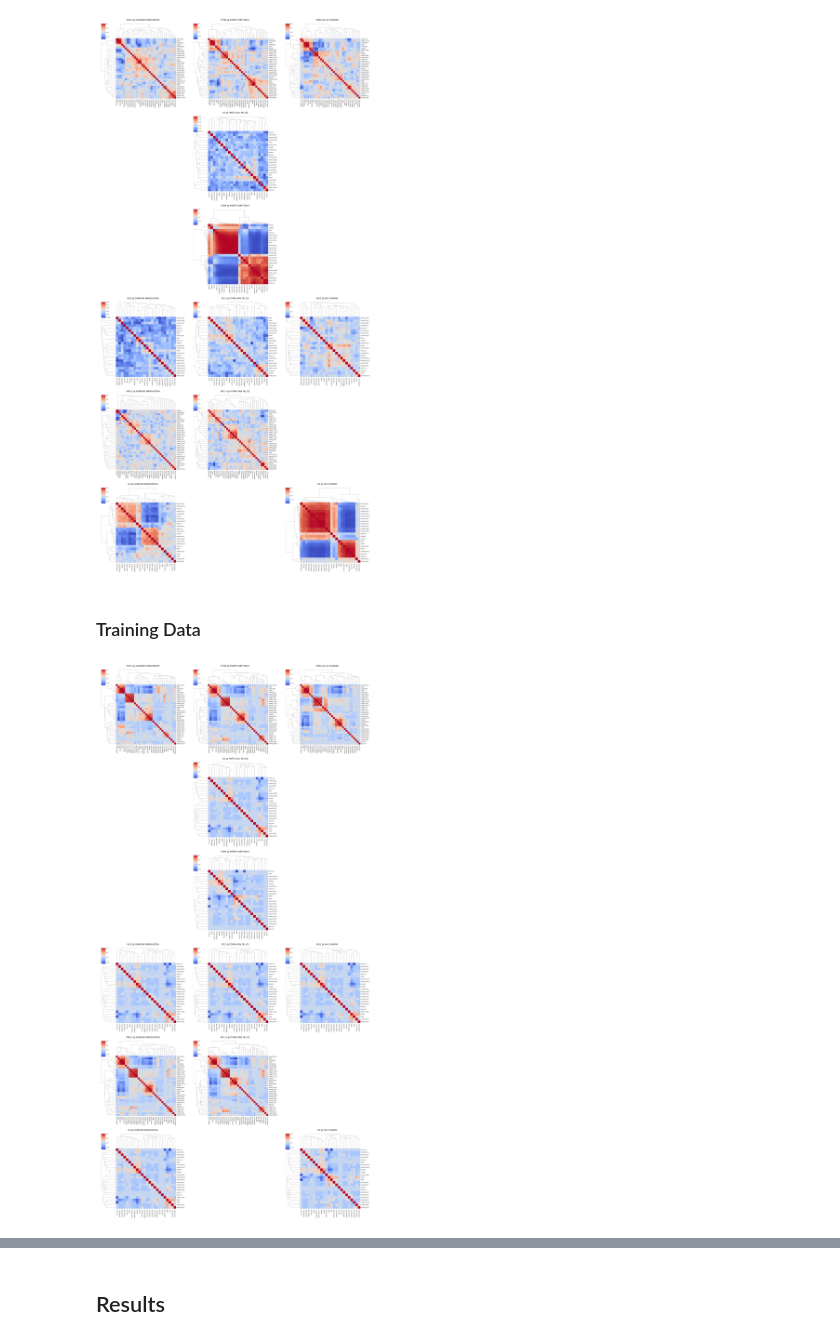
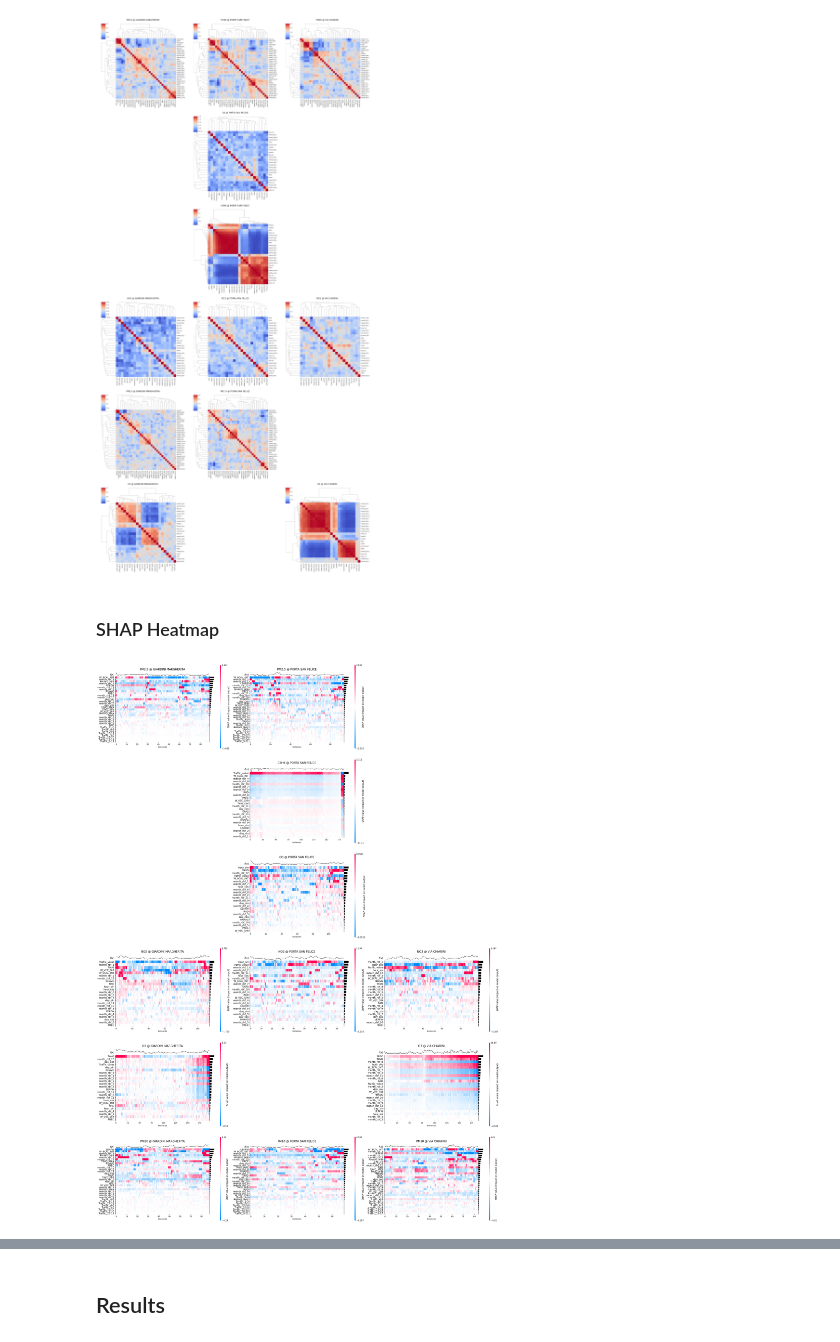
Before and after one commit to davidesonno/AII-project, a Jupyter notebook: 7-feature-importance.ipynb, the cells around one changed output, grey strips where cells are left out. Cells and saved outputs as stored; diff of their text form; code cells hidden in the pictures.

Commit message:
tested new shap analysis tool

```diff
--- a/7-feature-importance.ipynb
+++ b/7-feature-importance.ipynb
@@ -377,7 +370,7 @@ for station in stations:
             shap_df.corr(),
             cmap="coolwarm",
             # figsize=(5, 4)
-        ).fig
+        ).figure
 
         # Draw to canvas and convert to image
         canvas = FigureCanvas(tmp_fig)
@@ -400,39 +393,38 @@ plt.show()
 # %% [output]
 [figure]
 # %% [markdown]
-### Training Data
+### SHAP Heatmap
 # %%
 n_rows = len(agents)
 n_cols = len(stations)
 
-fig, axes = plt.subplots(n_rows, n_cols, figsize=(n_cols * 5, n_rows * 5))
+fig, axes = plt.subplots(n_rows, n_cols, figsize=(n_cols * 10, n_rows * 7))
 
 for station in stations:
     for agent in agents_shap_values[station]:
+        explanation = shap.Explanation(
+            values=agents_shap_values[station][agent]['shap_values'],
+            data=test_sets[station][agent]['x'],
+            feature_names=test_sets[station][agent]['x'].columns.tolist()
+        )
+        # Draw to canvas and convert to image
         ax = axes[agents.index(agent)][stations.index(station)]
-        tmp_fig = sns.clustermap(
-            training_sets[station][agent]['x'].corr(),
-            cmap="coolwarm",
-            # figsize=(5, 4)
-        ).fig
+        shap.plots.heatmap(
+            explanation,
+            feature_values=explanation.abs.max(0),
+            max_display=40,
+            plot_width=10,
+            show=False,
+            ax=ax
+        )
+        ax.set_title(f"{agent} @ {station}", fontsize=15)
 
-        # Draw to canvas and convert to image
-        canvas = FigureCanvas(tmp_fig)
-        canvas.draw()
-        image = np.frombuffer(canvas.buffer_rgba(), dtype='uint8')
-        image = image.reshape(tmp_fig.canvas.get_width_height()[::-1] + (4,))
 
-        # Display image in subplot
-        ax.imshow(image)
-        ax.axis('off')
-        ax.set_title(f"{agent} @ {station}", fontsize=8)
-
-        plt.close(tmp_fig)
 for station in stations:
     for agent in agents:
         if agent not in models[station]:
             axes[agents.index(agent)][stations.index(station)].axis('off') # remove unused subplots
 plt.tight_layout()
 plt.show()
 # %% [output]
-[figure, old version]
+[figure, new version]
```
Also changed, not shown: parts of 18 cells of this notebook, 1 other file.
